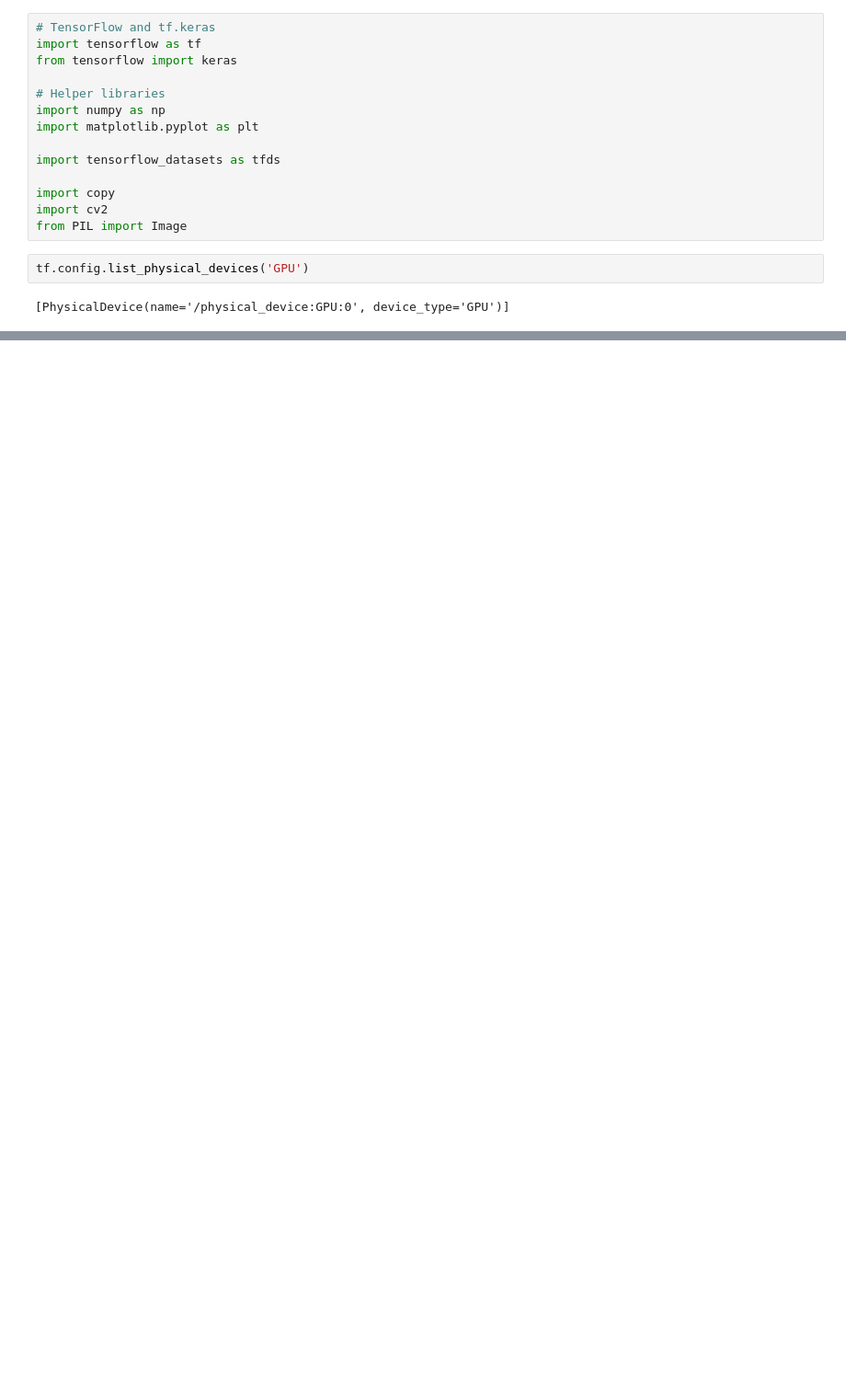
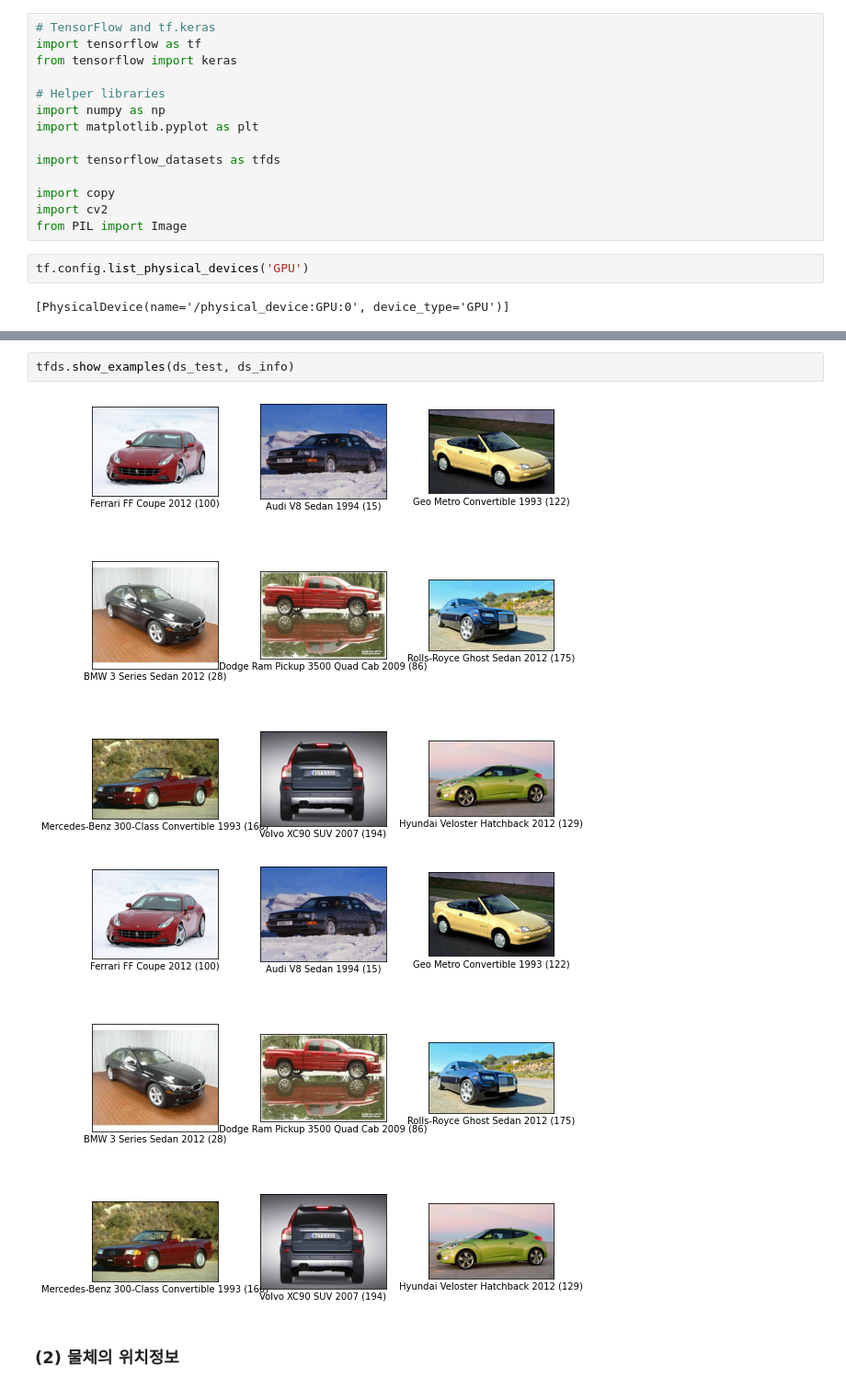
Before and after one commit to chemicalappendorf/a_project, a Jupyter notebook: CAM.ipynb, the cells around one changed output, grey strips where cells are left out. Shown at 92% size. Saved outputs shown, nothing was run; the diff lists cells and outputs as text; blank space fills up the shorter version.

```diff
--- a/CAM.ipynb
+++ b/CAM.ipynb
@@ -30,0 +41,7 @@ Downloading and preparing dataset Unknown size (download: Unknown size, generate
+# %%
+tfds.show_examples(ds_test, ds_info)
+# %% [output]
+[figure, added]
+[figure, added]
+# %% [markdown]
+### (2) 물체의 위치정보
```
Also changed, not shown: parts of 45 cells of this notebook.
